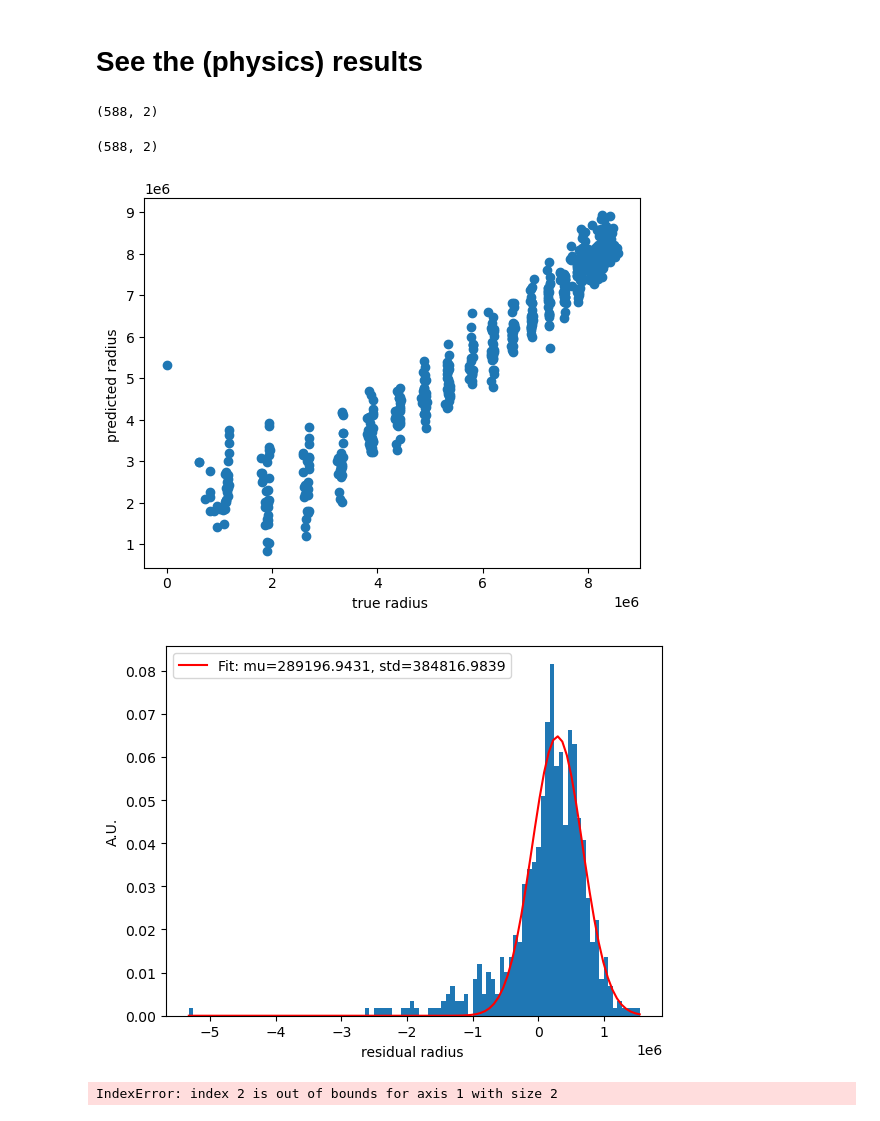
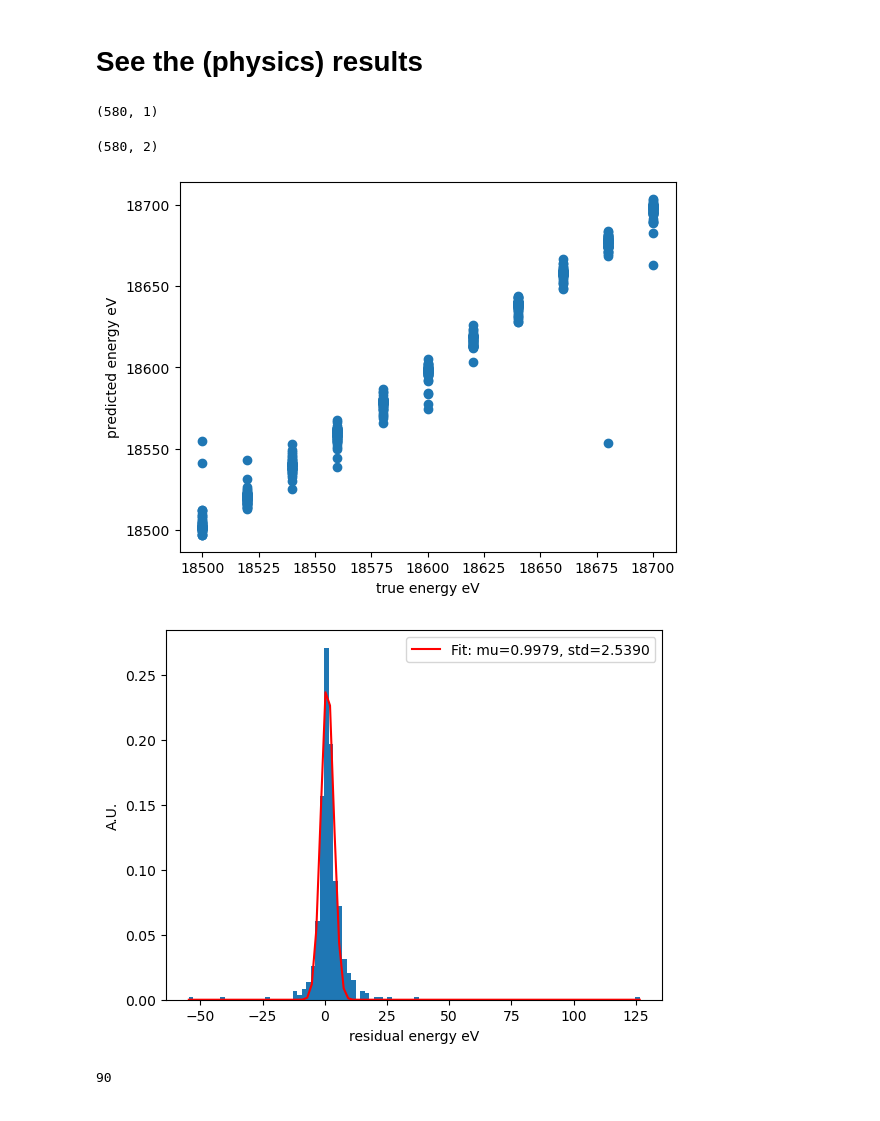
Before and after one commit to chreissel/neutrino_project, a Jupyter notebook: FirstTest.ipynb, the cells around one changed output. Cells and saved outputs as stored; diff of their text form; code cells hidden in the pictures.

Commit message:
updates for 2D (I&Q) inputs

```diff
--- a/FirstTest.ipynb
+++ b/FirstTest.ipynb
@@ -9,6 +10,7 @@ data = np.load('data.npz')
 # %%
 X = data['X']
 y = data['y']
-#y = y[:, np.newaxis]
+y = y[:,1]
+y = y[:, np.newaxis]
 mu_y = data['mu_y']
 stds_y = data['stds_y']
@@ -19,8 +27,10 @@ from models.s4d import S4D
 import torch.nn as nn
 dropout_fn = nn.Dropout2d
 
-d_input = 1 # number of channels (here only one time series -> 1)
-d_output = y.shape[1] # number of outputs (here regression, so one output, can be several, if we want to regress several quantities)
+#d_input = X.shape[-1] # number of channels (here only one time series -> 1)
+#d_output = y.shape[-1] # number of outputs (here regression, so one output, can be several, if we want to regress several quantities)
+d_input = 2 # number of channels (here only one time series -> 1)
+d_output = 1 # number of outputs (here regression, so one output, can be several, if we want to regress several quantities)
 # %%
 # definition of SSM here
 class S4Model(nn.Module):
@@ -83,7 +93,7 @@ class S4Model(nn.Module):
 import torch
 device = 'cuda' if torch.cuda.is_available() else 'cpu'
 print('==> Building model..')
-model = S4Model(d_input=1, d_output=d_output, d_model=8, n_layers=4, dropout=0.0, prenorm=False)
+model = S4Model(d_input=d_input, d_output=d_output, d_model=6, n_layers=4, dropout=0.0, prenorm=False)
 model = model.to(device)
 print('...done!')
 # %% [output]
@@ -127,11 +144,15 @@ Optimizer group 1 | 12 tensors | lr 0.001 | weight_decay 0.0
 # %%
 from torch.utils.data import random_split, DataLoader, Dataset
 class Dataloader(Dataset):
-    def __init__(self, X, y, normalize=True):
-        if normalize:
-            mu_X = np.mean(X, axis=1)[:, :, np.newaxis]
-            stds_X = np.std(X, axis=1)[:, :, np.newaxis]
-            X= (X-mu_X)/stds_X
+    def __init__(self, X, y, norm=False):
+        if norm:
+            arr = {}
+            for i in [0,1]:
+                x = X[:,:,i]
+                mu_X = np.mean(x, axis=1)[:, :, np.newaxis]
+                stds_X = np.std(x, axis=1)[:, :, np.newaxis]
+                arr[i] = (x-mu_X)/stds_X
+            X = np.stack([arr[0],arr[1]], axis=-1)
 
         self.timeseries = np.float32(X)
         self.vars = np.float32(y)
@@ -274,7 +297,7 @@ true = np.concatenate(true, axis=0)
 # %%
 pred.shape
 # %% [output]
-(588, 2)
+(580, 1)
 # %%
 # undo the normalization
 pred_post = (pred*stds_y[0:2]+mu_y[0:2])
@@ -282,43 +305,43 @@ true_post = (true*stds_y[0:2]+mu_y[0:2])
 # %%
 true_post.shape
 # %% [output]
-(588, 2)
+(580, 2)
 # %%
 from scipy.optimize import curve_fit
 from scipy.stats import norm
 
 nfeature = 0
-label = 'radius'
-unit = ''
+label = 'energy'
+unit = 'eV'
 
 plt.scatter(true_post[:,nfeature],pred_post[:,nfeature])
 plt.xlabel('true ' + label + ' '+ unit)
 plt.ylabel('predicted ' + label + ' ' + unit)
 plt.show()
 
 nentries = true_post.shape[0]
 data = true_post[:,nfeature]-pred_post[:,nfeature]
 
 hist, bins, _ = plt.hist(data,bins=100,weights=np.ones(nentries)*1/float(nentries))
 def gaussian(x, amplitude, mean, stddev):
     return amplitude * np.exp(-((x - mean) / stddev)**2 / 2)
 bin_centers = (bins[:-1] + bins[1:]) / 2
 popt, pcov = curve_fit(gaussian, bin_centers, hist, p0=[max(hist), np.mean(data), np.std(data)])
 amplitude_fit, mean_fit, stddev_fit = popt
 
 x_fit = np.linspace(min(bins), max(bins), 100)
 plt.plot(x_fit, gaussian(x_fit, *popt), 'r-', label='Fit: mu={:.4f}, std={:.4f}'.format(mean_fit, stddev_fit))
 
 plt.xlabel('residual '+label+ ' '+unit)
 plt.ylabel('A.U.')
 plt.legend()
 
 # Display the plot
 plt.show()
 # %% [output]
-[figure, old version]
+[figure, new version]
-[figure, old version]
+[figure, new version]
 # %%
-hist, bins, _ = plt.hist(y[:,2],bins=50)
+len(epochs)
 # %% [output]
-IndexError: index 2 is out of bounds for axis 1 with size 2
+90
```
Also changed, not shown: parts of 7 cells of this notebook, 1 other file.
